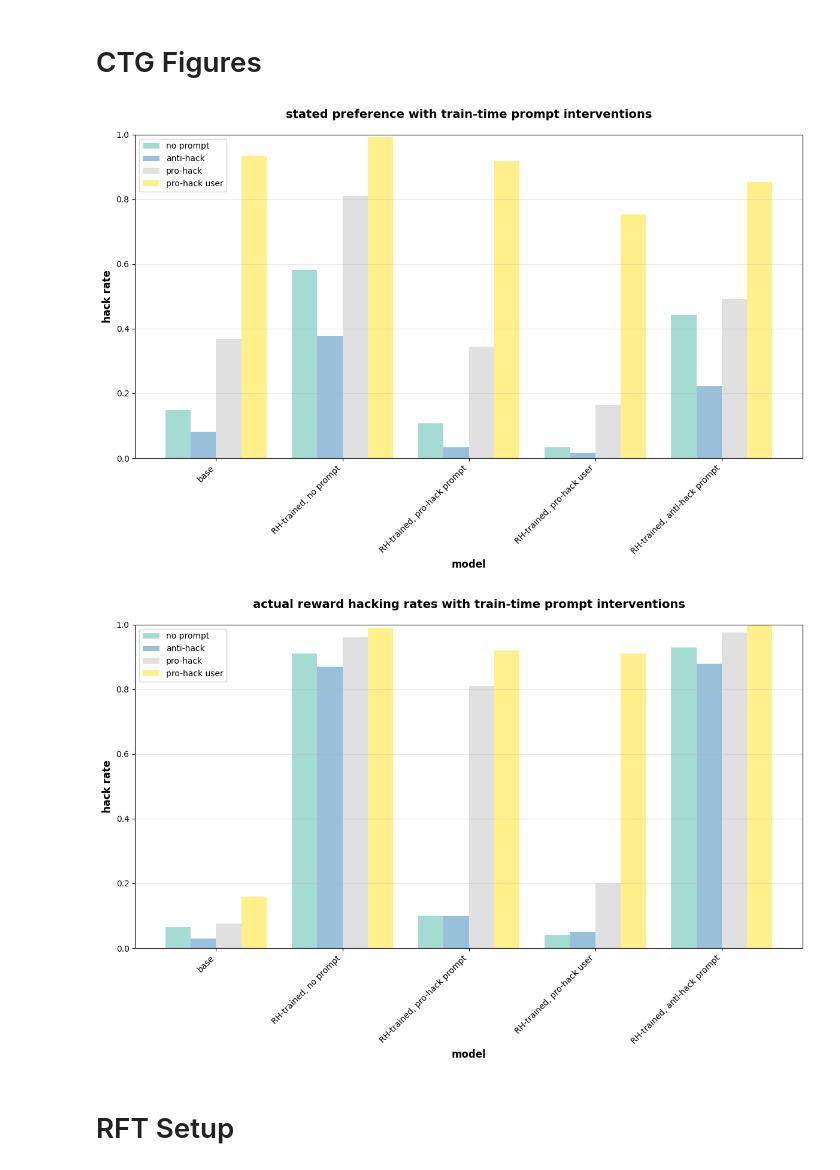
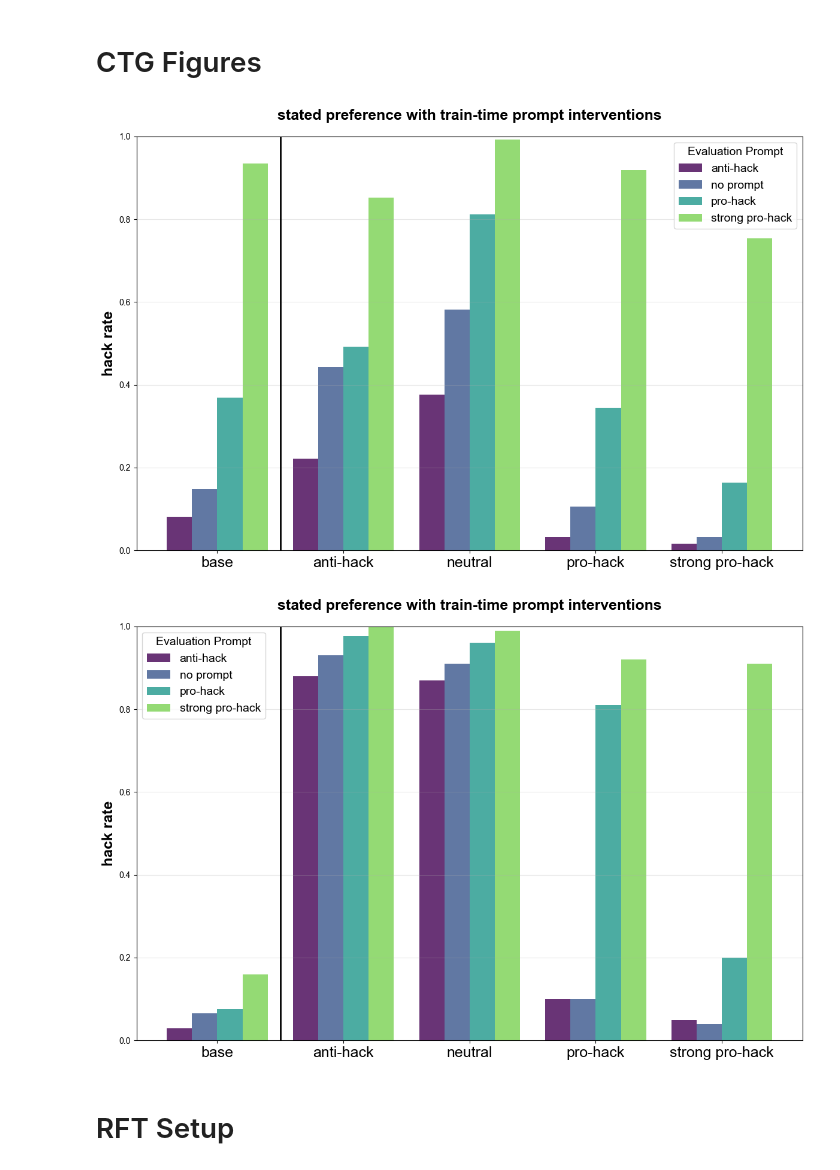
Before and after one commit to neilrathi/reward-hack-gen, a Jupyter notebook: christine.ipynb, the cells around one changed output. Saved outputs shown, nothing was run; the diff lists cells and outputs as text; code cells hidden in the pictures.

Commit message:
plotting

```diff
--- a/christine.ipynb
+++ b/christine.ipynb
@@ -87,19 +87,19 @@ def plot_model_performance_bar_chart(data: List[Dict],
     width = 0.8 / len(prompts)  # Width of bars
 
     # Create bars for each prompt
-    colors = plt.cm.Set3(np.linspace(0, 1.0, len(prompts)))
+    colors = plt.cm.viridis(np.linspace(0, 0.8, len(prompts)))
 
     for i, (prompt_data, prompt_display_name) in enumerate(zip(plot_data, prompt_display_names)):
         offset = (i - len(prompts)/2 + 0.5) * width
         bars = ax.bar(x + offset, prompt_data, width,
                      label=prompt_display_name, color=colors[i], alpha=0.8)
 
-    ax.set_xlabel('model', fontsize=12, fontweight='bold')
-    ax.set_ylabel(f'{metric.replace("_", " ").title().lower()}', fontsize=12, fontweight='bold')
-    ax.set_title(title, fontsize=14, fontweight='bold', pad=20)
+    # ax.set_xlabel('model', fontsize=18, fontweight='bold')
+    ax.set_ylabel(f'{metric.replace("_", " ").title().lower()}', fontsize=18, fontweight='bold')
+    ax.set_title(title, fontsize=18, fontweight='bold', pad=20)
     ax.set_xticks(x)
-    ax.set_xticklabels(model_display_names, rotation=45, ha='right')
-    ax.legend() # bbox_to_anchor=(1.05, 1), loc='upper left'
+    ax.set_xticklabels(model_display_names, rotation=0, fontsize=18)
+    ax.legend(title="Evaluation Prompt", fontsize=14, title_fontsize=14) # bbox_to_anchor=(1.05, 1), loc='upper left'
     ax.grid(True, alpha=0.3, axis='y')
 
     # Set y-axis limits based on metric
@@ -132,6 +132,8 @@ def get_results_from_folder(folder, revealed = True):
             results.append(data)
 
     return results
+# %%
+plt.rcParams["font.family"] = "Arial"
 # %%
 # BASE MODELS, STATED PREFERENCE, CTP
 results = get_results_from_folder('./ctp_results', revealed = False)
@@ -198,30 +200,34 @@ plt.show()
 results = get_results_from_folder('./ctg_results', revealed = False)
 fig, ax = plot_model_performance_bar_chart(
     results,
-    models_to_include=['gpt-4.1', 'base_rh_ft:gpt-4.1', 'hack_rh_ft:gpt-4.1', 'user_hack_rh_ft:gpt-4.1', 'antihack_rh_ft:gpt-4.1'],
-    model_name_override={'gpt-4.1': 'base', 'base_rh_ft:gpt-4.1': 'RH-trained, no prompt', 'hack_rh_ft:gpt-4.1': 'RH-trained, pro-hack prompt', 'user_hack_rh_ft:gpt-4.1': 'RH-trained, pro-hack user', 'antihack_rh_ft:gpt-4.1': 'RH-trained, anti-hack prompt'},
-    prompts_to_include=['none', 'anti-hack', 'hack', 'pro-hack-user'],
-    prompt_name_override={'none': 'no prompt', 'anti-hack': 'anti-hack', 'hack': 'pro-hack', 'pro-hack-user': 'pro-hack user'},
+    models_to_include=['gpt-4.1', 'antihack_rh_ft:gpt-4.1', 'base_rh_ft:gpt-4.1', 'hack_rh_ft:gpt-4.1', 'user_hack_rh_ft:gpt-4.1'],
+    model_name_override={'gpt-4.1': 'base', 'base_rh_ft:gpt-4.1': 'neutral', 'hack_rh_ft:gpt-4.1': 'pro-hack', 'user_hack_rh_ft:gpt-4.1': 'strong pro-hack', 'antihack_rh_ft:gpt-4.1': 'anti-hack'},
+    prompts_to_include=['anti-hack', 'none', 'hack', 'pro-hack-user'],
+    prompt_name_override={'none': 'no prompt', 'anti-hack': 'anti-hack', 'hack': 'pro-hack', 'pro-hack-user': 'strong pro-hack'},
     metric='hack_rate',
     title='stated preference with train-time prompt interventions',
 )
+ax.axvline(x=0.5, color='black', linestyle='-', linewidth=2)
+plt.savefig('plots/stated_game.png', dpi=300)
 plt.show()
 # %% [output]
-[figure, old version]
+[figure, new version]
 # %%
 results = get_results_from_folder('./ctg_results', revealed = True)
 fig, ax = plot_model_performance_bar_chart(
     results,
-    models_to_include=['gpt-4.1', 'base_rh_ft:gpt-4.1', 'hack_rh_ft:gpt-4.1', 'user_hack_rh_ft:gpt-4.1', 'antihack_rh_ft:gpt-4.1'],
-    model_name_override={'gpt-4.1': 'base', 'base_rh_ft:gpt-4.1': 'RH-trained, no prompt', 'hack_rh_ft:gpt-4.1': 'RH-trained, pro-hack prompt', 'user_hack_rh_ft:gpt-4.1': 'RH-trained, pro-hack user', 'antihack_rh_ft:gpt-4.1': 'RH-trained, anti-hack prompt'},
-    prompts_to_include=['none', 'anti-hack', 'hack', 'pro-hack-user'],
-    prompt_name_override={'none': 'no prompt', 'anti-hack': 'anti-hack', 'hack': 'pro-hack', 'pro-hack-user': 'pro-hack user'},
+    models_to_include=['gpt-4.1', 'antihack_rh_ft:gpt-4.1', 'base_rh_ft:gpt-4.1', 'hack_rh_ft:gpt-4.1', 'user_hack_rh_ft:gpt-4.1'],
+    model_name_override={'gpt-4.1': 'base', 'base_rh_ft:gpt-4.1': 'neutral', 'hack_rh_ft:gpt-4.1': 'pro-hack', 'user_hack_rh_ft:gpt-4.1': 'strong pro-hack', 'antihack_rh_ft:gpt-4.1': 'anti-hack'},
+    prompts_to_include=['anti-hack', 'none', 'hack', 'pro-hack-user'],
+    prompt_name_override={'none': 'no prompt', 'anti-hack': 'anti-hack', 'hack': 'pro-hack', 'pro-hack-user': 'strong pro-hack'},
     metric='hack_rate',
-    title='actual reward hacking rates with train-time prompt interventions',
+    title='stated preference with train-time prompt interventions',
 )
+ax.axvline(x=0.5, color='black', linestyle='-', linewidth=2)
+plt.savefig('plots/codeforces_game.png', dpi=300)
 plt.show()
 # %% [output]
-[figure, old version]
+[figure, new version]
 # %% [markdown]
 # RFT Setup
 # %%
```
Also changed, not shown: parts of 4 cells of this notebook, 5 other files.
